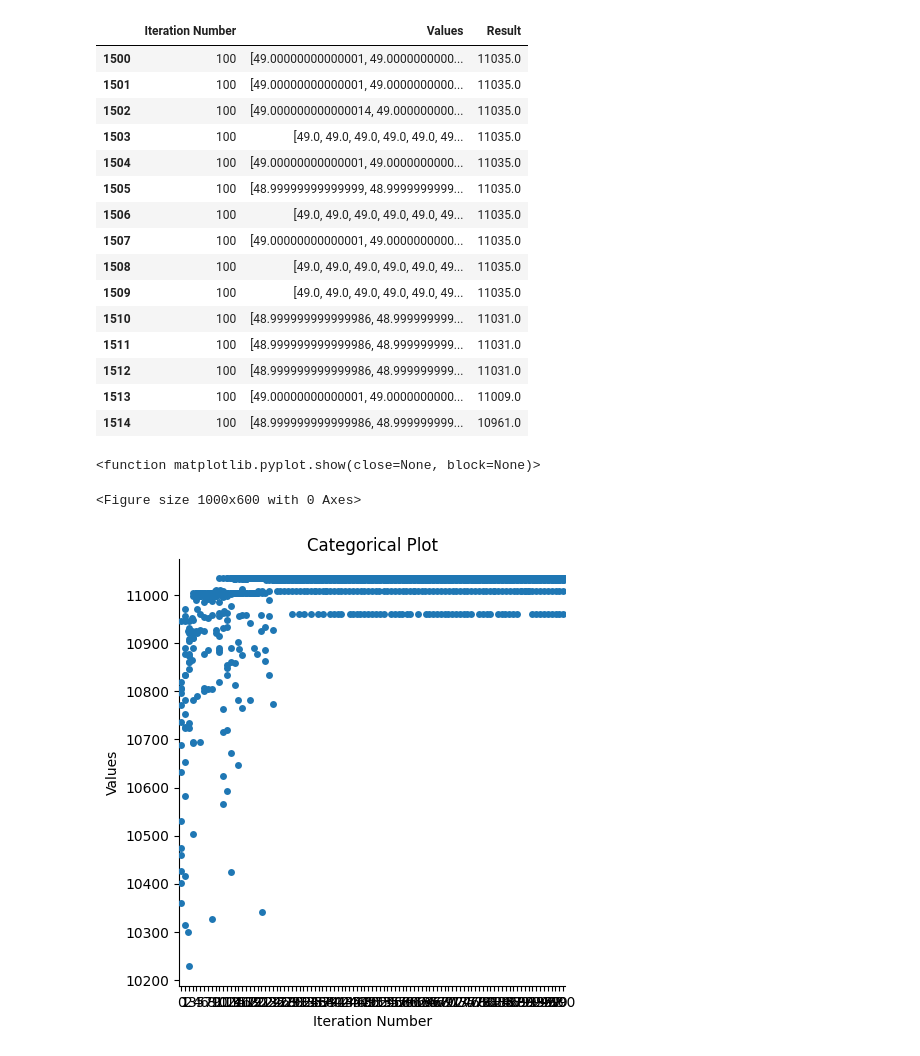
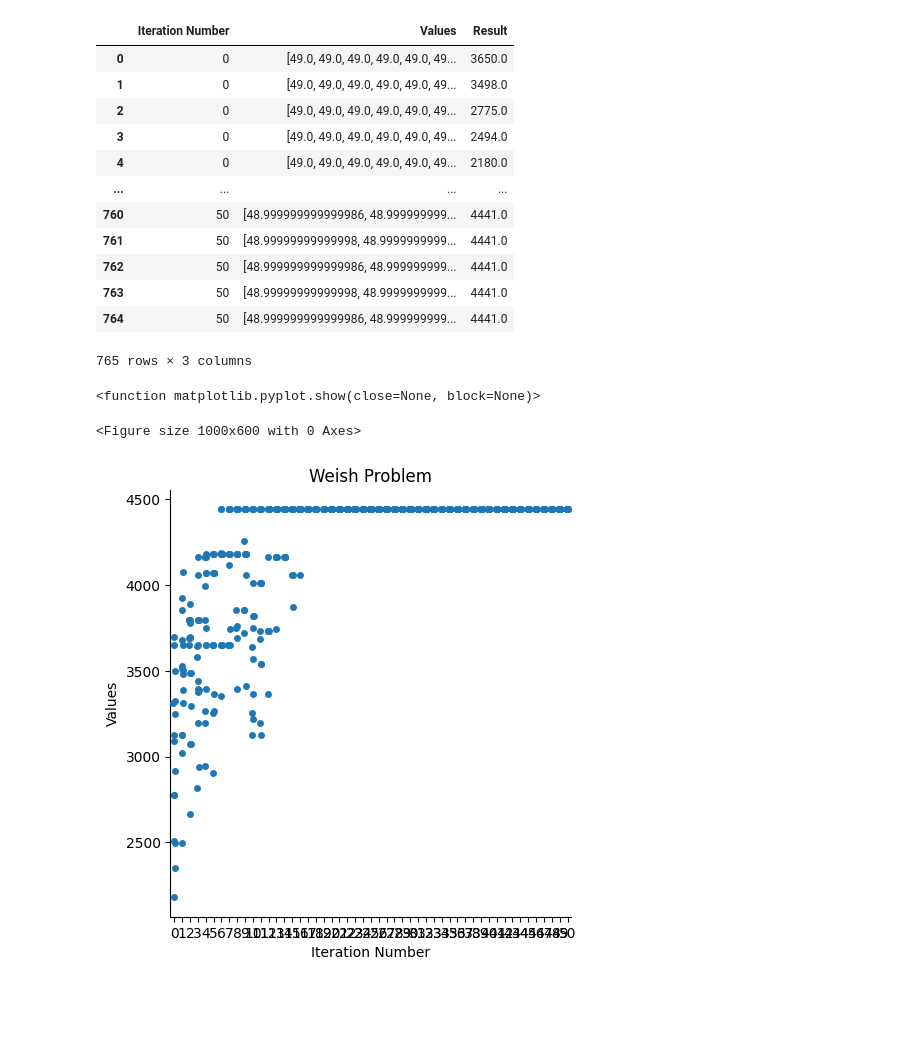
Before and after one commit to mustafa-droid18/LAB_Algorithm_Knapsack_Problem, a Jupyter notebook: Multiple Knapsack Problem/Multiple_Knapsack_Problem.ipynb, the cells around one changed output. Saved outputs shown, nothing was run; the diff lists cells and outputs as text; code cells hidden in the pictures; blank space fills up the shorter version.

```diff
--- a/Multiple Knapsack Problem/Multiple_Knapsack_Problem.ipynb
+++ b/Multiple Knapsack Problem/Multiple_Knapsack_Problem.ipynb
@@ -89,6 +105,3 @@ def weight_generation(num):
 # %%
-def random_weighted_integer(end,lambda_param=0.1):
+def random_weighted_integer(end,lambda_param=0.19):
     return min(int(-1 / lambda_param * math.log(1 - random.random())) + 0, end)
-
-random_int = random_weighted_integer(30,0.25)
-random_int
@@ -198,14 +317,14 @@ def changeGL(GL, threshold=50, replacement_value=51.0, priority_weight=2):
 # %%
 def iterations(num,data,updated_population,GL,GLl,l=0):
     GL2=[]
+    c=1
     for i in range(l,num):
 
         updated_population=update_search(updated_population,GL)
 
-
-        """for i in range(len(population)):
-            for j in range(len(population[0])):
-                updated_population[i][j]=fitness_function(population[i][j],True)"""
+        for i in range(len(updated_population)):
+            for j in range(len(updated_population[0])):
+                updated_population[i][j]=fitness_function(updated_population[i][j],True)
 
         updated_population,GL=sorting(updated_population)
         GLl.append(fitness_function(GL))
@@ -216,11 +335,9 @@ def iterations(num,data,updated_population,GL,GLl,l=0):
         # Storing the results of the objective function
         A = [fitness_function(i) for i in flat_list]
 
-        # Create a DataFrame with iteration number and values
-        #data = pd.DataFrame({'Iteration Number': 0, 'Values':flat_list, 'Result': A})
-        #data = pd.DataFrame({'Iteration Number': 1, 'Values':flat_list, 'Result': A,'New Values':B})
-        new_data = {'Iteration Number': i+1, 'Values':flat_list, 'Result': A}
+        new_data = {'Iteration Number': c, 'Values':flat_list, 'Result': A}
         new_df = pd.DataFrame(new_data)
+
         # Create a DataFrame with iteration number and values
         data = pd.concat([data, new_df], ignore_index=True)
         data
@@ -231,19 +348,14 @@ def iterations(num,data,updated_population,GL,GLl,l=0):
         GL2.append(A)
         if i%5==0:
             if saturation(GLl):
-                #print("Stopped at Iteration : " + str(i+1))
                 nGL=changeGL(GL)
                 run=0
                 while fitness_function(nGL)<= fitness_function(GL):
                         nGL=changeGL(GL)
                         run=run+1
                         if run==5:
-                            #if fitness_function(nGL)<= fitness_function(GL):
-                            #    nGL=GL
                             break
                 GL=nGL
                 GLl=[]
-                #return data,population,GL,GL1
-            #else:
-                GLl=[]
+        c=c+1
     return data,updated_population,GL,GLl
@@ -319,2 +462,2 @@ data
 # %%
-data,updated_populatio,GL,GLl=iterations(100,data,updated_population,GL,GLl,l=0)
+data,updated_population,GL,GLl=iterations(50,data,updated_population,GL,GLl,l=0)
@@ -339,42 +464,40 @@ Believers After: = 11031.0
 # %%
-result = data.loc[data['Iteration Number']==100]
+result = data.loc[data['Iteration Number']<100]
 result
 # %% [output]
 |  | Iteration Number | Values | Result |
-| 1500 | 100 | [49.00000000000001, 49.0000000000... | 11035.0 |
-| 1501 | 100 | [49.00000000000001, 49.0000000000... | 11035.0 |
-| 1502 | 100 | [49.000000000000014, 49.000000000... | 11035.0 |
-| 1503 | 100 | [49.0, 49.0, 49.0, 49.0, 49.0, 49... | 11035.0 |
-| 1504 | 100 | [49.00000000000001, 49.0000000000... | 11035.0 |
-| 1505 | 100 | [48.99999999999999, 48.9999999999... | 11035.0 |
-| 1506 | 100 | [49.0, 49.0, 49.0, 49.0, 49.0, 49... | 11035.0 |
-| 1507 | 100 | [49.00000000000001, 49.0000000000... | 11035.0 |
-| 1508 | 100 | [49.0, 49.0, 49.0, 49.0, 49.0, 49... | 11035.0 |
-| 1509 | 100 | [49.0, 49.0, 49.0, 49.0, 49.0, 49... | 11035.0 |
-| 1510 | 100 | [48.999999999999986, 48.999999999... | 11031.0 |
-| 1511 | 100 | [48.999999999999986, 48.999999999... | 11031.0 |
-| 1512 | 100 | [48.999999999999986, 48.999999999... | 11031.0 |
-| 1513 | 100 | [49.00000000000001, 49.0000000000... | 11009.0 |
-| 1514 | 100 | [48.999999999999986, 48.999999999... | 10961.0 |
+| 0 | 0 | [49.0, 49.0, 49.0, 49.0, 49.0, 49... | 3650.0 |
+| 1 | 0 | [49.0, 49.0, 49.0, 49.0, 49.0, 49... | 3498.0 |
+| 2 | 0 | [49.0, 49.0, 49.0, 49.0, 49.0, 49... | 2775.0 |
+| 3 | 0 | [49.0, 49.0, 49.0, 49.0, 49.0, 49... | 2494.0 |
+| 4 | 0 | [49.0, 49.0, 49.0, 49.0, 49.0, 49... | 2180.0 |
+| ... | ... | ... | ... |
+| 760 | 50 | [48.999999999999986, 48.999999999... | 4441.0 |
+| 761 | 50 | [48.99999999999998, 48.9999999999... | 4441.0 |
+| 762 | 50 | [48.999999999999986, 48.999999999... | 4441.0 |
+| 763 | 50 | [48.99999999999998, 48.9999999999... | 4441.0 |
+| 764 | 50 | [48.999999999999986, 48.999999999... | 4441.0 |
+765 rows × 3 columns
 # %%
 plt.figure(figsize=(10, 6))
 
+data2=data.loc[ data['Iteration Number']<=100]
 # Create a categorical plot using catplot with stripplot kind
-sns.catplot(data=data, x='Iteration Number', y='Result', kind='strip', jitter=True)
+sns.catplot(data=data2, x='Iteration Number', y='Result', kind='strip', jitter=True)
 
 
 # Set labels and title
 plt.xlabel('Iteration Number')
 plt.ylabel('Values')
-plt.title('Categorical Plot')
+plt.title('Weish Problem')
 
 # Display the plot
 #plt.grid(True)
 plt.show
 # %% [output]
 <function matplotlib.pyplot.show(close=None, block=None)>
 <Figure size 1000x600 with 0 Axes>
-[figure, old version]
+[figure, new version]
 # %%
 len(GL)
 # %% [output]
```
Also changed, not shown: parts of 30 cells of this notebook.
